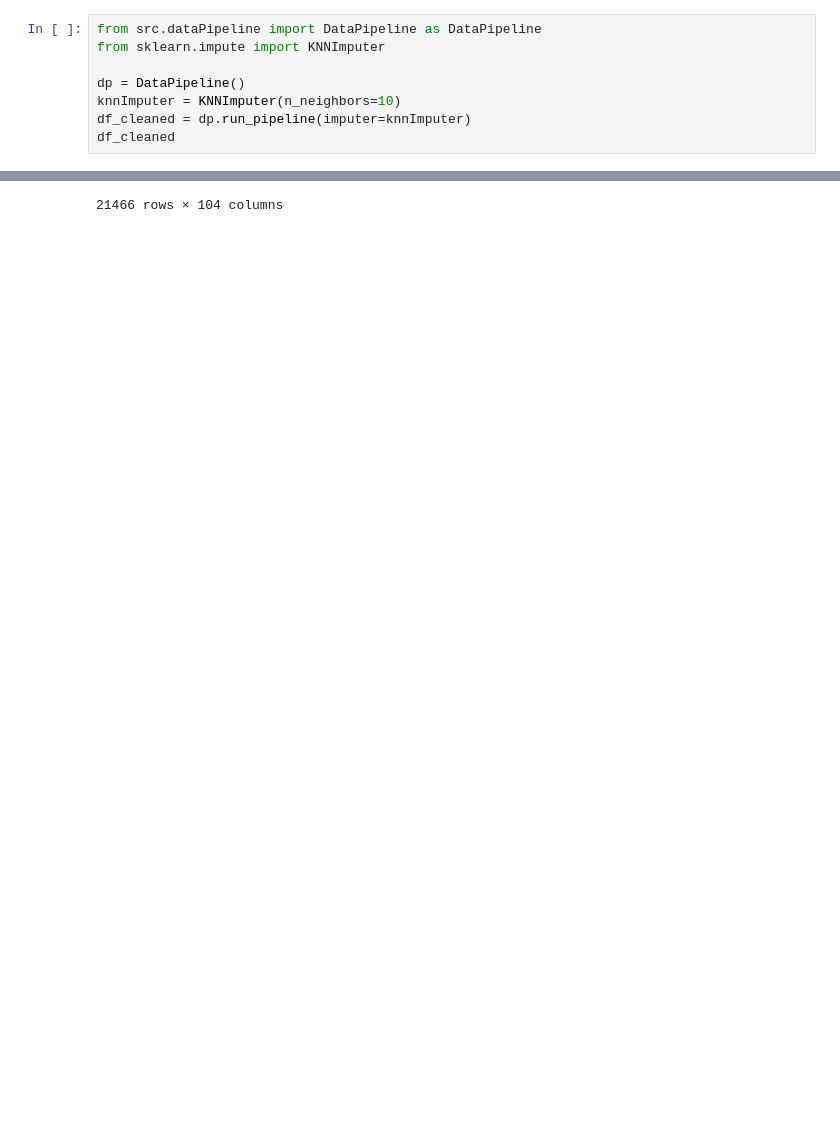
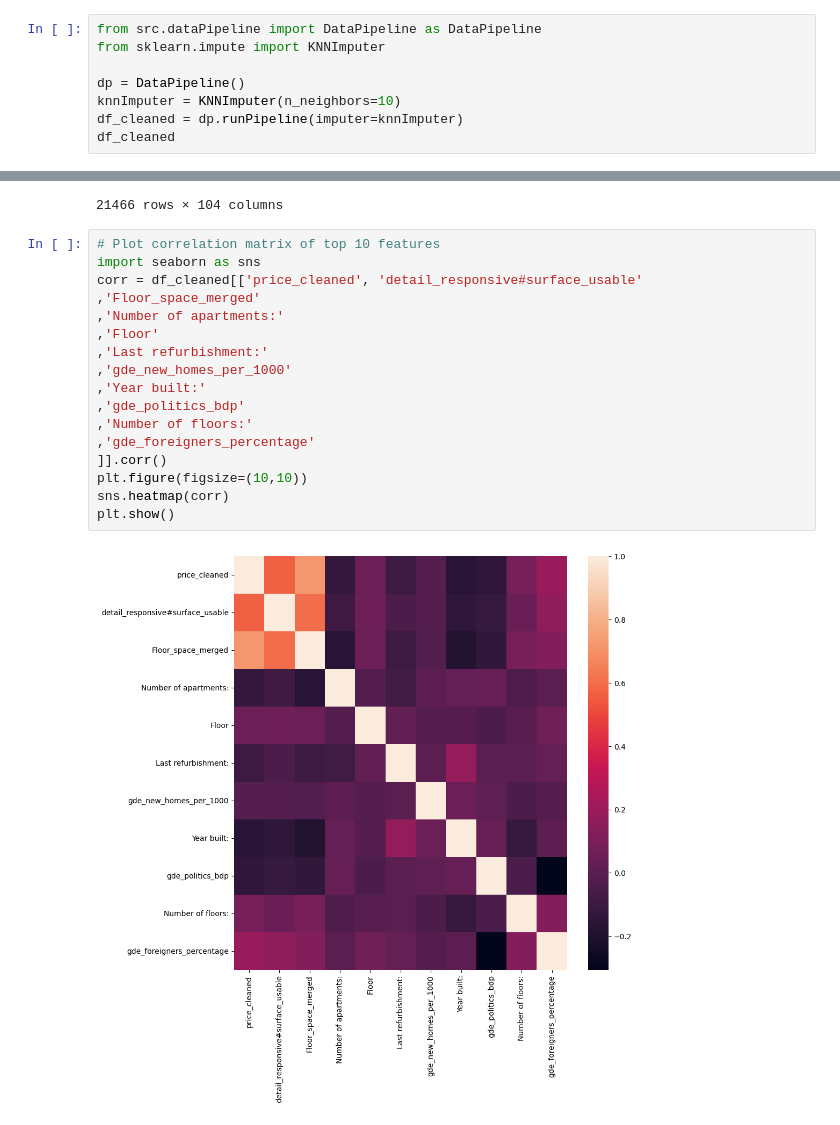
Before and after one commit to staldenhoefler/immo_challenge, a Jupyter notebook: notebooks/EDA_dsa.ipynb, the cells around one changed output, grey strips where cells are left out. Cells and saved outputs as stored; diff of their text form; blank space fills up the shorter version.

Commit message:
Analyse the Correlations

```diff
--- a/notebooks/EDA_dsa.ipynb
+++ b/notebooks/EDA_dsa.ipynb
@@ -484,7 +505,7 @@ from sklearn.impute import KNNImputer
 
 dp = DataPipeline()
 knnImputer = KNNImputer(n_neighbors=10)
-df_cleaned = dp.run_pipeline(imputer=knnImputer)
+df_cleaned = dp.runPipeline(imputer=knnImputer)
 df_cleaned
 # %% [output]
 |  | Floor | detail_responsive#surface_usable | Floor_space_merged | ForestDensityL | ForestDensityM | ForestDensityS | ... |
@@ -500,3 +521,22 @@ df_cleaned
 | 21464 | 1.1 | 202.4 | 184.9 | 0.410843 | 0.151363 | 0.038351 | ... |
 | 21465 | 1.2 | 239.0 | 144.7 | 0.284828 | 0.153670 | 0.113892 | ... |
 21466 rows × 104 columns
+# %%
+# Plot correlation matrix of top 10 features
+import seaborn as sns
+corr = df_cleaned[['price_cleaned', 'detail_responsive#surface_usable'
+,'Floor_space_merged'
+,'Number of apartments:'
+,'Floor'
+,'Last refurbishment:'
+,'gde_new_homes_per_1000'
+,'Year built:'
+,'gde_politics_bdp'
+,'Number of floors:'
+,'gde_foreigners_percentage'
+]].corr()
+plt.figure(figsize=(10,10))
+sns.heatmap(corr)
+plt.show()
+# %% [output]
+[figure, added]
```
Also changed, not shown: parts of 3 cells of this notebook.
